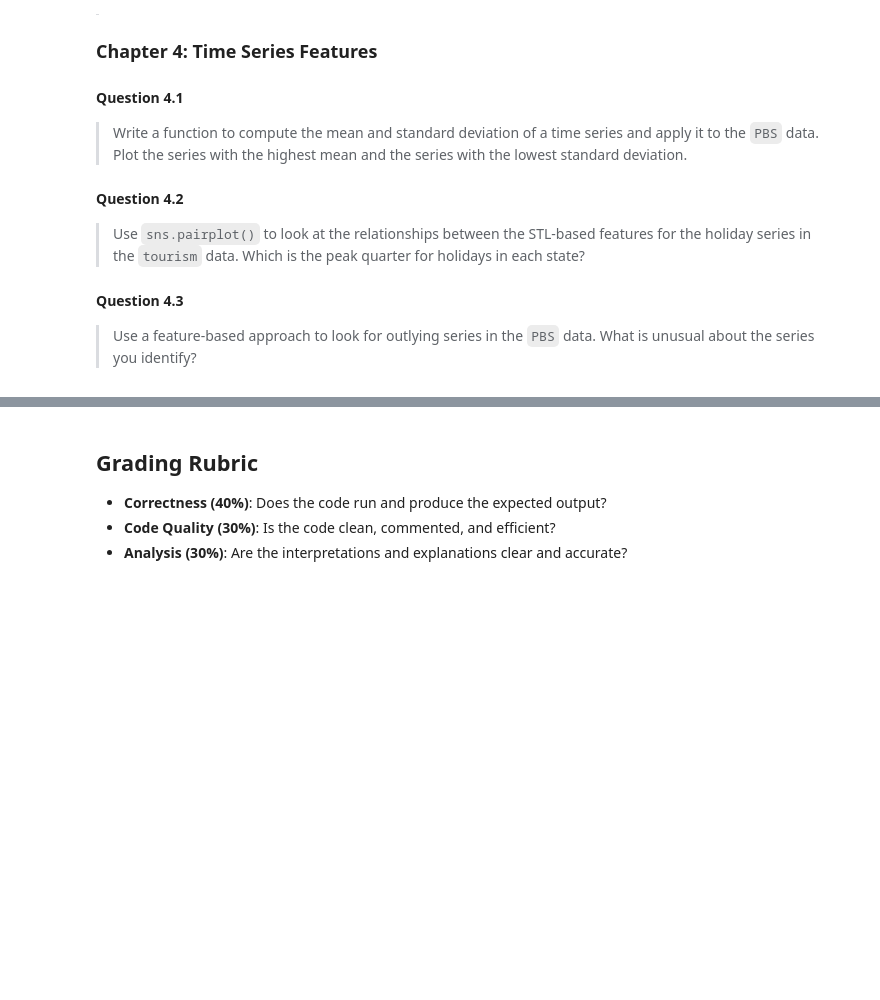
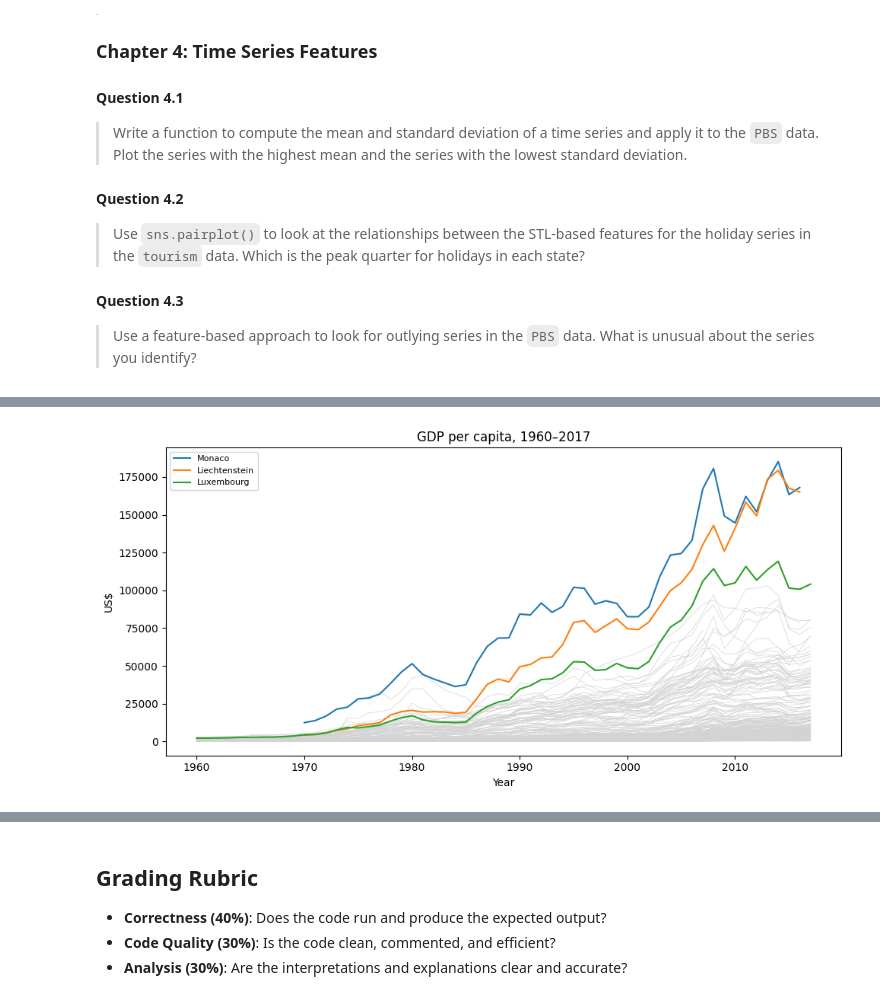
Before and after one commit to VickyGuo0907/DSE6230-forecasting-class-course-materials, a Jupyter notebook: assignments/week02_assignment.ipynb, the cells around one changed output, grey strips where cells are left out. Drawn from its saved outputs; the diff is of its cells as text; code cells hidden in the pictures; blank space fills up the shorter version.

Commit message:
Finish up Question 3.5 above

```diff
--- a/assignments/week02_assignment.ipynb
+++ b/assignments/week02_assignment.ipynb
@@ -109,4 +144,16 @@ Complete the following exercises from *Forecasting: Principles and Practice, the
 #### Question 4.3
 > Use a feature-based approach to look for outlying series in the `PBS` data. What is unusual about the series you identify?
 # %%
-# Your Code Here
+# Question 3.1
+gdp_pc = (
+    pd.read_csv('sample_data/global_economy.csv')
+          .assign(GDP_per_capita=lambda d: d['GDP']/d['Population'])
+          .dropna(subset=['GDP_per_capita'])
+          )
+
+# Highest in the most recent year
+latest = gdp_pc[gdp_pc['ds'] == gdp_pc['ds'].max()]
+print(latest.nlargest(5, 'GDP_per_capita')[['unique_id', 'ds', 'GDP_per_capita']])
+
+# Highest in any year
+print(gdp_pc.nlargest(5, 'GDP_per_capita')[['unique_id', 'ds', 'GDP_per_capita']])
@@ -112,0 +173,20 @@ Complete the following exercises from *Forecasting: Principles and Practice, the
+# %%
+top = gdp_pc.nlargest(30, 'GDP_per_capita')['unique_id'].unique()[:5]
+
+fig, ax = plt.subplots(figsize=(10, 5))
+
+for country, grp in gdp_pc.groupby('unique_id'):
+    ax.plot(grp['ds'], grp['GDP_per_capita'],
+            color='lightgrey', linewidth=0.5, zorder=1)
+
+for country in top:
+    grp = gdp_pc[gdp_pc['unique_id'] == country]
+    ax.plot(grp['ds'], grp['GDP_per_capita'], linewidth=1.5,
+            label=country, zorder=2)
+
+ax.legend(fontsize=8)
+ax.set(title='GDP per capita, 1960–2017', xlabel='Year', ylabel='US$')
+plt.tight_layout()
+plt.show()
+# %% [output]
+[figure, added]
```
Also changed, not shown: parts of 17 cells of this notebook.
